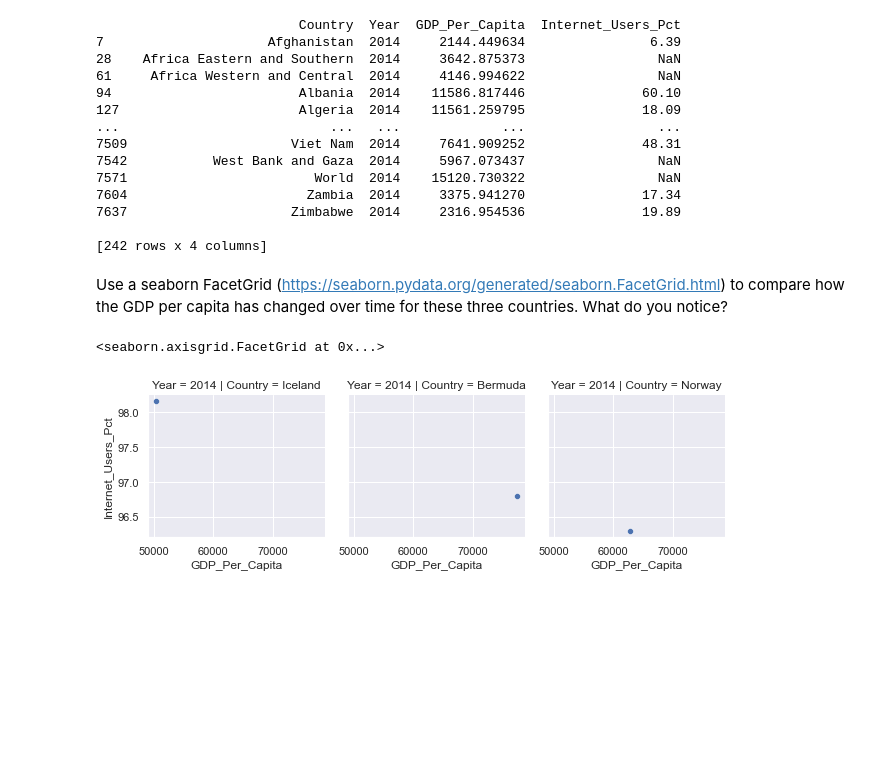
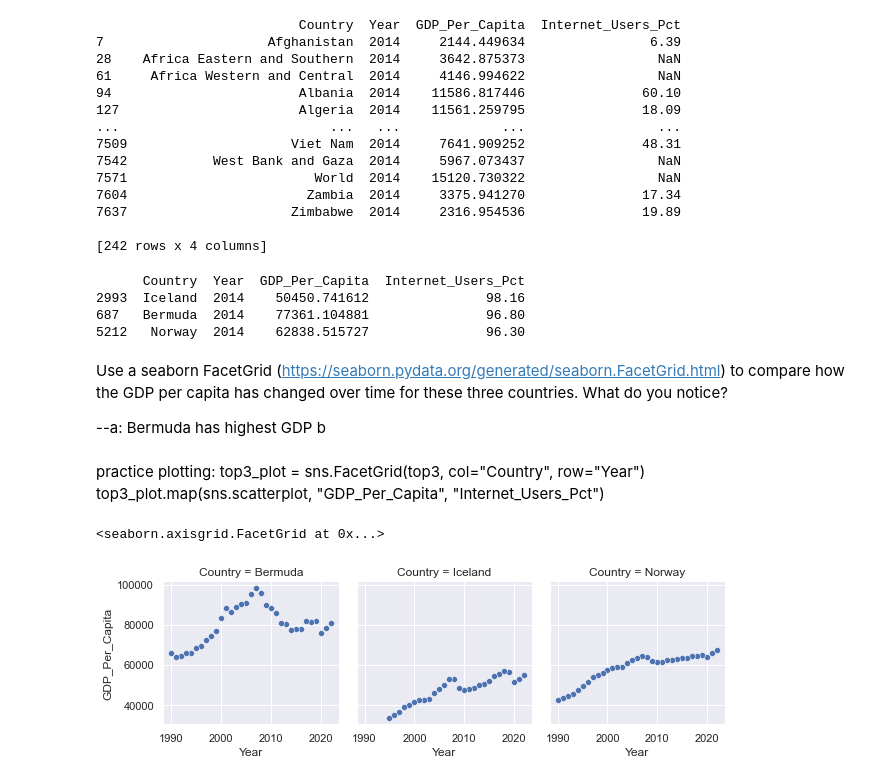
Before and after one commit to NSS-Data-Analytics-Cohort-10/gdp-and-internet-usage-t-white-21, a Jupyter notebook: notebook/un_project.ipynb, the cells around one changed output. Drawn from its saved outputs; the diff is of its cells as text; code cells hidden in the pictures; blank space fills up the shorter version.

Commit message:
Q21 plots done

```diff
--- a/notebook/un_project.ipynb
+++ b/notebook/un_project.ipynb
@@ -578,11 +578,26 @@ print(gdp_and_internet_use_2014)
 [242 rows x 4 columns]
 # %%
 top3 = gdp_and_internet_use_2014.nlargest(3, 'Internet_Users_Pct')
+print(top3)
+# %% [output]
+      Country  Year  GDP_Per_Capita  Internet_Users_Pct
+2993  Iceland  2014    50450.741612               98.16
+687   Bermuda  2014    77361.104881               96.80
+5212   Norway  2014    62838.515727               96.30
 # %% [markdown]
 Use a seaborn FacetGrid (https://seaborn.pydata.org/generated/seaborn.FacetGrid.html) to compare how the GDP per capita has changed over time for these three countries. What do you notice?
+
+--a: Bermuda has highest GDP b
-# %%
-top3_plot = sns.FacetGrid(top3, col="Country",  row="Year")
-top3_plot.map(sns.scatterplot, "GDP_Per_Capita", "Internet_Users_Pct")
-# %% [output]
-<seaborn.axisgrid.FacetGrid at 0x...>
-[figure, removed]
+# %% [markdown]
+practice plotting:
+top3_plot = sns.FacetGrid(top3, col="Country",  row="Year")
+top3_plot.map(sns.scatterplot, "GDP_Per_Capita", "Internet_Users_Pct")
+# %%
+ibn_df = gdp_and_internet_use[(gdp_and_internet_use['Country'] == 'Iceland') | (gdp_and_internet_use['Country'] == 'Bermuda') | (gdp_and_internet_use['Country'] == 'Norway')]
+# %%
+ibn_df_plot = sns.FacetGrid(ibn_df, col="Country")
+ibn_df_plot.map(sns.scatterplot, 'Year', "GDP_Per_Capita")
+#ibn_df_plot.refline(y=ibn_df_plot["GDP_Per_Capita"].median())
+# %% [output]
+<seaborn.axisgrid.FacetGrid at 0x...>
+[figure, added]
```
